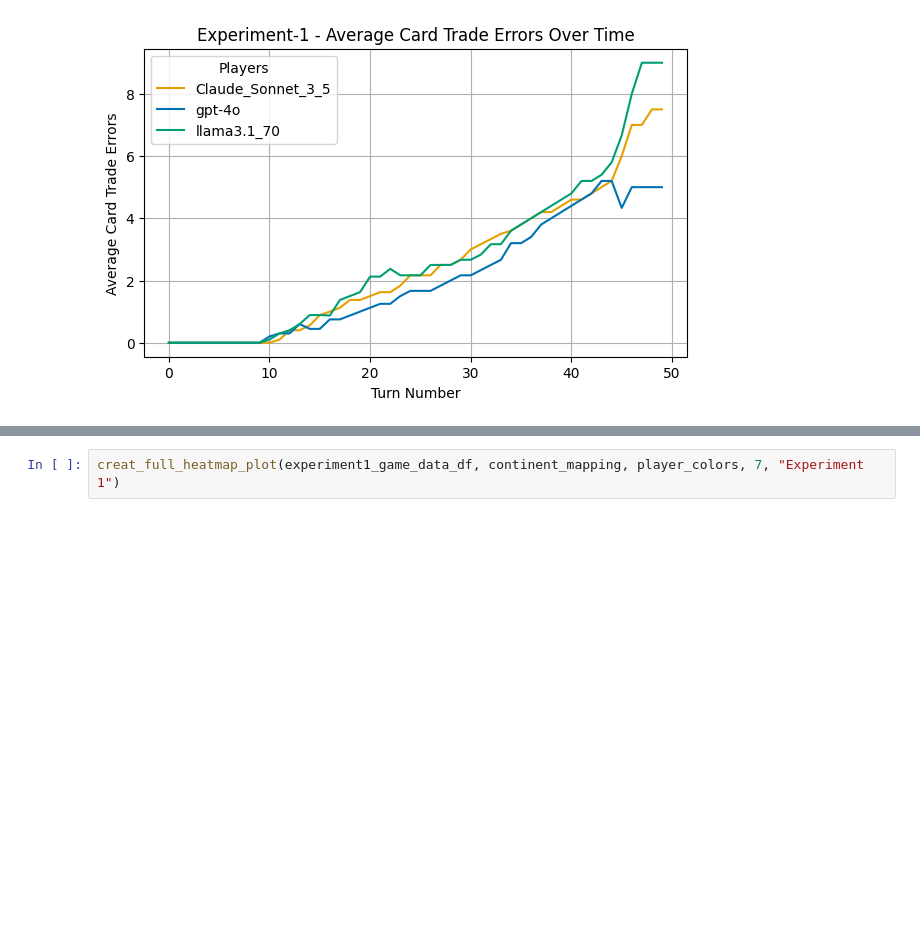
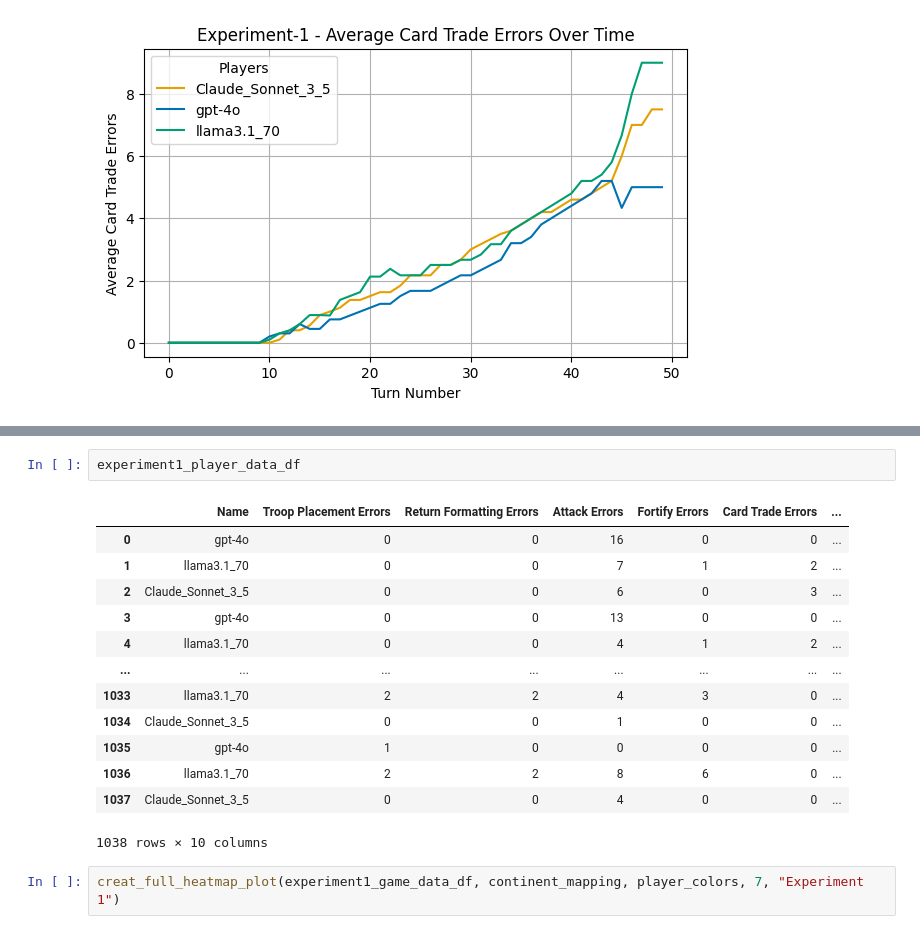
Before and after one commit to hcekne/risk-game, a Jupyter notebook: game_analysis/experiment1_analysis_notebook.ipynb, the cells around one changed output, grey strips where cells are left out. Cells and saved outputs as stored; diff of their text form; blank space fills up the shorter version.

```diff
--- a/game_analysis/experiment1_analysis_notebook.ipynb
+++ b/game_analysis/experiment1_analysis_notebook.ipynb
@@ -114,3 +145,19 @@ plot_accumulated_turn_time(experiment1_player_data_df,player_colors, "Experiment
+# %%
+experiment1_player_data_df
+# %% [output]
+|  | Name | Troop Placement Errors | Return Formatting Errors | Attack Errors | Fortify Errors | Card Trade Errors | ... |
+| 0 | gpt-4o | 0 | 0 | 16 | 0 | 0 | ... |
+| 1 | llama3.1_70 | 0 | 0 | 7 | 1 | 2 | ... |
+| 2 | Claude_Sonnet_3_5 | 0 | 0 | 6 | 0 | 3 | ... |
+| 3 | gpt-4o | 0 | 0 | 13 | 0 | 0 | ... |
+| 4 | llama3.1_70 | 0 | 0 | 4 | 1 | 2 | ... |
+| ... | ... | ... | ... | ... | ... | ... | ... |
+| 1033 | llama3.1_70 | 2 | 2 | 4 | 3 | 0 | ... |
+| 1034 | Claude_Sonnet_3_5 | 0 | 0 | 1 | 0 | 0 | ... |
+| 1035 | gpt-4o | 1 | 0 | 0 | 0 | 0 | ... |
+| 1036 | llama3.1_70 | 2 | 2 | 8 | 6 | 0 | ... |
+| 1037 | Claude_Sonnet_3_5 | 0 | 0 | 4 | 0 | 0 | ... |
+1038 rows × 10 columns
 # %%
 creat_full_heatmap_plot(experiment1_game_data_df, continent_mapping, player_colors, 7, "Experiment 1")
 # %% [output]
```
Also changed, not shown: parts of 4 cells of this notebook, 35 other files.
